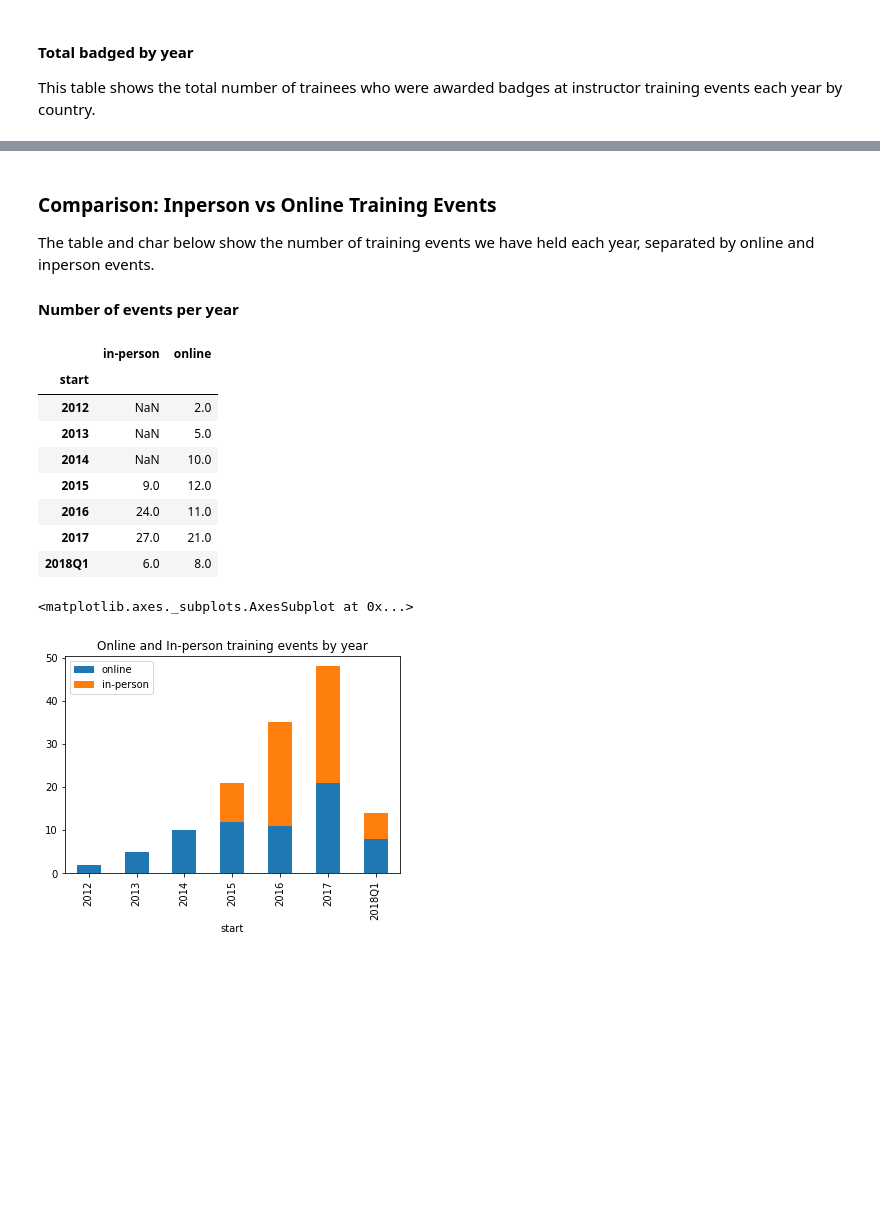
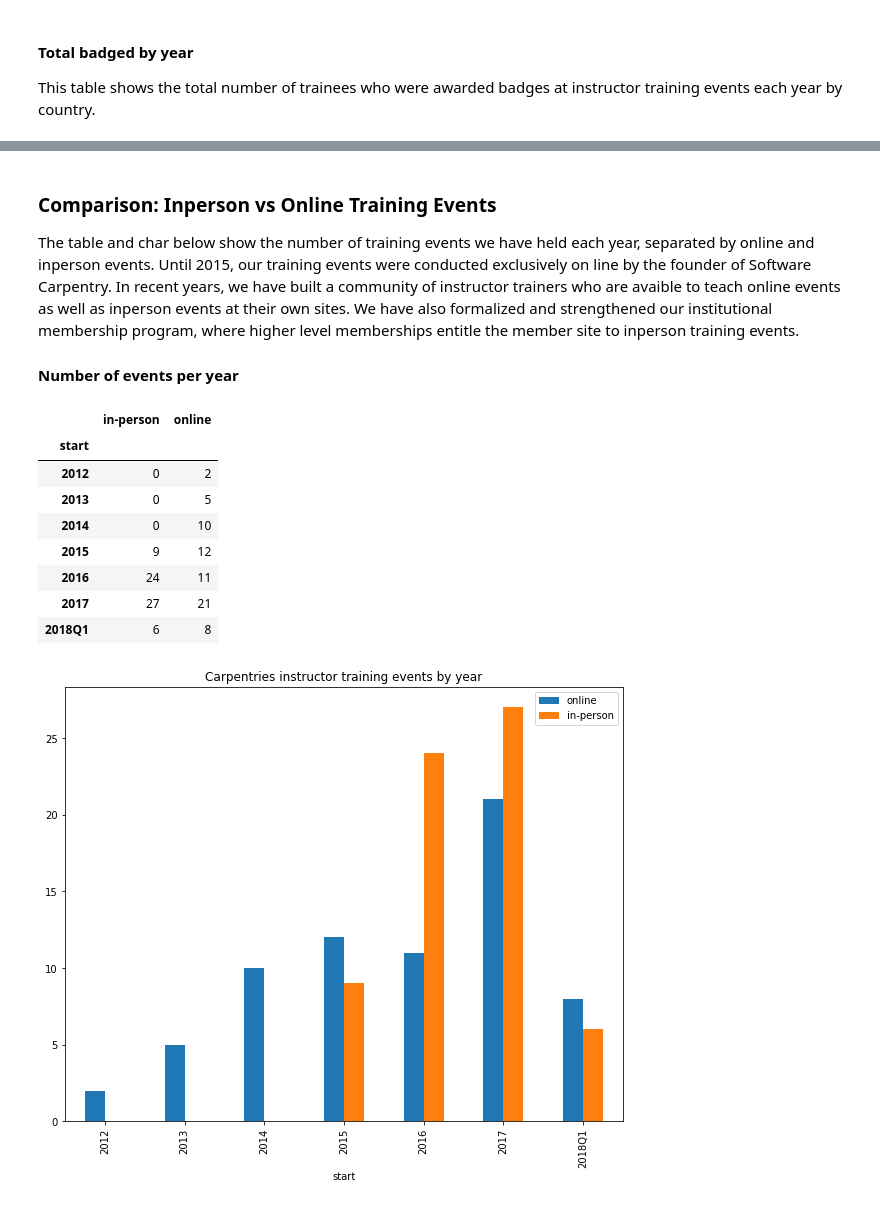
Before and after one commit to carpentries/assessment, a Jupyter notebook: programmatic-assessment/workshops/final_report_draft.ipynb, the cells around one changed output, grey strips where cells are left out. Drawn from its saved outputs; the diff is of its cells as text; code cells hidden in the pictures; blank space fills up the shorter version.

Commit message:
narrative updates, some chart fixes

```diff
--- a/programmatic-assessment/workshops/final_report_draft.ipynb
+++ b/programmatic-assessment/workshops/final_report_draft.ipynb
@@ -557,11 +572,14 @@ badges_by_training_event
 
 This table shows how many training events took place in each country.  Inperson events are noted as taking place in a specific country. All online events are noted as online, even if the trainees came entirely from one country.
 # %%
-trainigs_by_country = badges_by_training_event.groupby([badges_by_training_event['start'].dt.year, 'country'])['slug'].count().unstack()
-trainigs_by_country['total'] = trainigs_by_country.sum(axis=1)
-trainigs_by_country.index.values
-trainigs_by_country = trainigs_by_country.rename(index = {2018:'2018Q1'})
-trainigs_by_country
+trainings_by_country = badges_by_training_event.groupby([badges_by_training_event['start'].dt.year, 'country'])['slug'].count().unstack()
+trainings_by_country['total'] = trainings_by_country.sum(axis=1)
+trainings_by_country.index.values
+trainings_by_country = trainings_by_country.rename(index = {2018:'2018Q1'})
+trainings_by_country = trainings_by_country.fillna(0)
+trainings_by_country = trainings_by_country.astype(int)
+
+trainings_by_country
 # %% [output]
 | country | Australia | Canada | Netherlands | New Zealand | Norway | Poland | Puerto Rico | South Africa | ... |
 | start |  |  |  |  |  |  |  |  | ... |
@@ -651,35 +684,42 @@ percent_badged_by_year
 # %% [markdown]
 ### Comparison:  Inperson vs Online Training Events
 
-The table and char below show the number of training events we have held each year, separated by online and inperson events.
+The table and char below show the number of training events we have held each year, separated by online and inperson events.  Until 2015, our training events were conducted exclusively on line by the founder of Software Carpentry.  In recent years, we have built a community of instructor trainers who are avaible to teach online events as well as inperson events at their own sites.  We have also formalized and strengthened our institutional membership program, where higher level memberships entitle the member site to inperson training events.
 
 #### Number of events per year
 # %%
-countries = list(trainigs_by_country)
+countries = list(trainings_by_country)
 countries.remove('online')
 countries.remove('total')
-inperson_trainings = trainigs_by_country[countries].sum(axis = 1).to_frame()
+inperson_trainings = trainings_by_country[countries].sum(axis = 1).to_frame()
 
-online_trainings = trainigs_by_country[['online']]
+online_trainings = trainings_by_country[['online']]
 
 trainings_online_inperson = pd.concat([inperson_trainings, online_trainings], axis=1)
 
 trainings_online_inperson.rename(columns = {0:'in-person'}, inplace=True)
 
+trainings_online_inperson.fillna(0, inplace=True)
+trainings_online_inperson = trainings_online_inperson.astype(int)
 trainings_online_inperson
 # %% [output]
 |  | in-person | online |
 | start |  |  |
-| 2012 | NaN | 2.0 |
-| 2013 | NaN | 5.0 |
-| 2014 | NaN | 10.0 |
-| 2015 | 9.0 | 12.0 |
-| 2016 | 24.0 | 11.0 |
-| 2017 | 27.0 | 21.0 |
-| 2018Q1 | 6.0 | 8.0 |
+| 2012 | 0 | 2 |
+| 2013 | 0 | 5 |
+| 2014 | 0 | 10 |
+| 2015 | 9 | 12 |
+| 2016 | 24 | 11 |
+| 2017 | 27 | 21 |
+| 2018Q1 | 6 | 8 |
 # %%
-title = "Online and In-person training events by year"
-trainings_online_inperson[['online','in-person']].plot(kind='bar', stacked=True, title=title)
+fig = plt.figure(figsize=(10, 8)) # Create matplotlib figure
+
+ax = fig.add_subplot(111) # Create matplotlib axes
+
+title = "Carpentries instructor training events by year"
+ax = trainings_online_inperson[['online', 'in-person']].plot(kind='bar', ax=ax, stacked=False, title=title)
+
+plt.show()
 # %% [output]
-<matplotlib.axes._subplots.AxesSubplot at 0x...>
-[figure, old version]
+[figure, new version]
```
Also changed, not shown: parts of 12 cells of this notebook.
